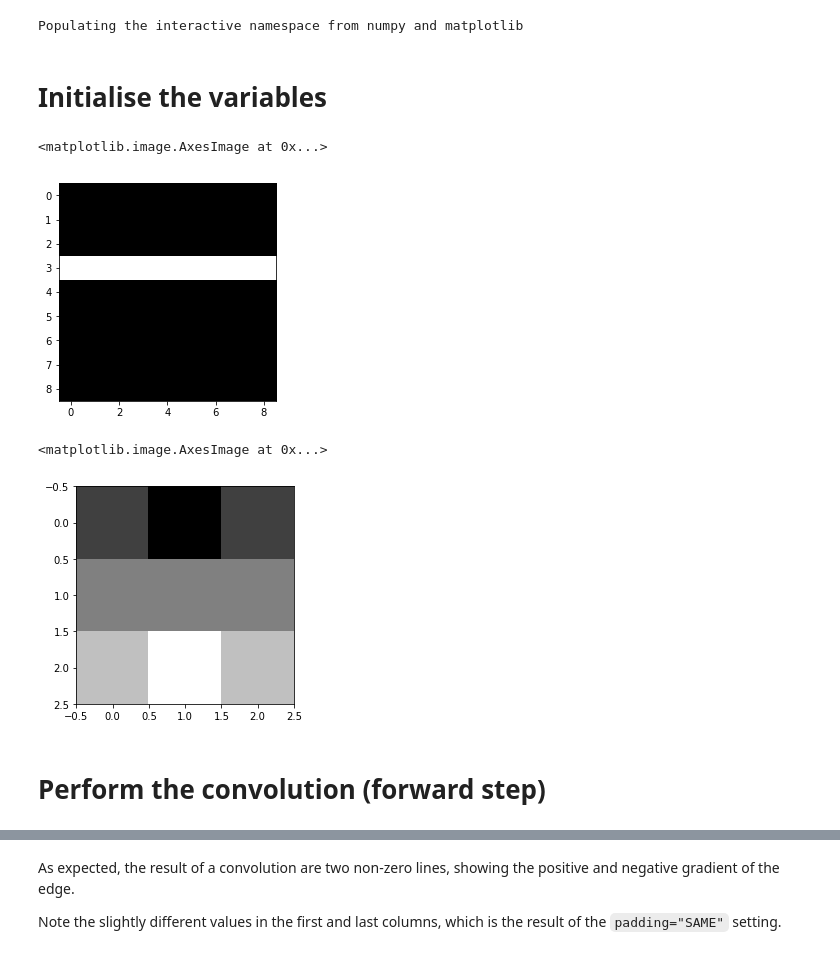
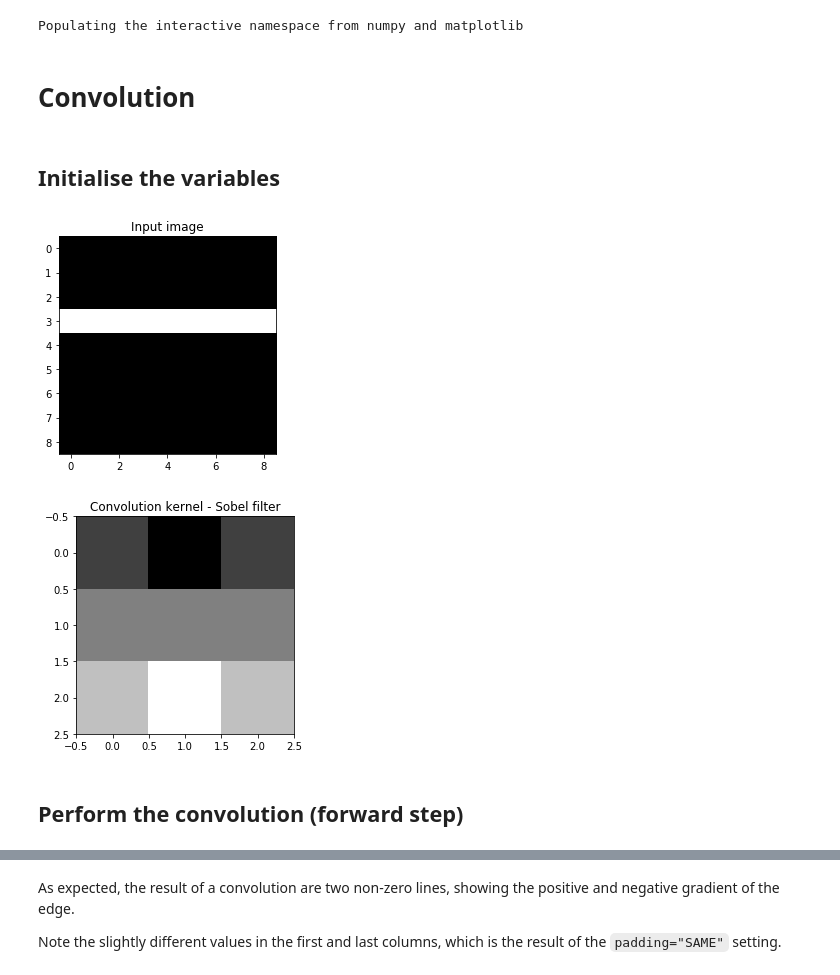
Before and after one commit to adamdivak/vgg_deconv_vis, a Jupyter notebook: Simplified deconvolution example.ipynb, the cells around one changed output, grey strips where cells are left out. Saved outputs shown, nothing was run; the diff lists cells and outputs as text; code cells hidden in the pictures.

```diff
--- a/Simplified deconvolution example.ipynb
+++ b/Simplified deconvolution example.ipynb
@@ -20,8 +22,10 @@ def norm_image(image, ubound = 255.0):
     img_min = np.min(image)
     img_max = np.max(image)
     return (((image - img_min) * ubound) / (img_max - img_min)).astype('uint8')
+# %% [markdown]
+# Convolution
 # %% [markdown]
-# Initialise the variables
+## Initialise the variables
 # %%
 img_size = 9 # image used for testing
 w_size = 3 # size of the convolution kernel
@@ -43,16 +47,16 @@ with tf.variable_scope('simple_convolution', reuse=tf.AUTO_REUSE) as scope:
     img = tf.placeholder("float", [None, 9, 9, 1])
 # %%
 plt.imshow(img_val_np, interpolation="nearest", cmap="gray")
+_ = plt.title("Input image")
 # %% [output]
-<matplotlib.image.AxesImage at 0x...>
-[figure, old version]
+[figure, new version]
 # %%
 plt.imshow(w_np, interpolation="nearest", cmap="gray")
+_ = plt.title("Convolution kernel - Sobel filter")
 # %% [output]
-<matplotlib.image.AxesImage at 0x...>
-[figure, old version]
+[figure, new version]
 # %% [markdown]
-# Perform the convolution (forward step)
+## Perform the convolution (forward step)
 # %%
 with tf.Session() as sess:
     sess.run(tf.global_variables_initializer())
```
Also changed, not shown: parts of 29 cells of this notebook, 1 other file.
